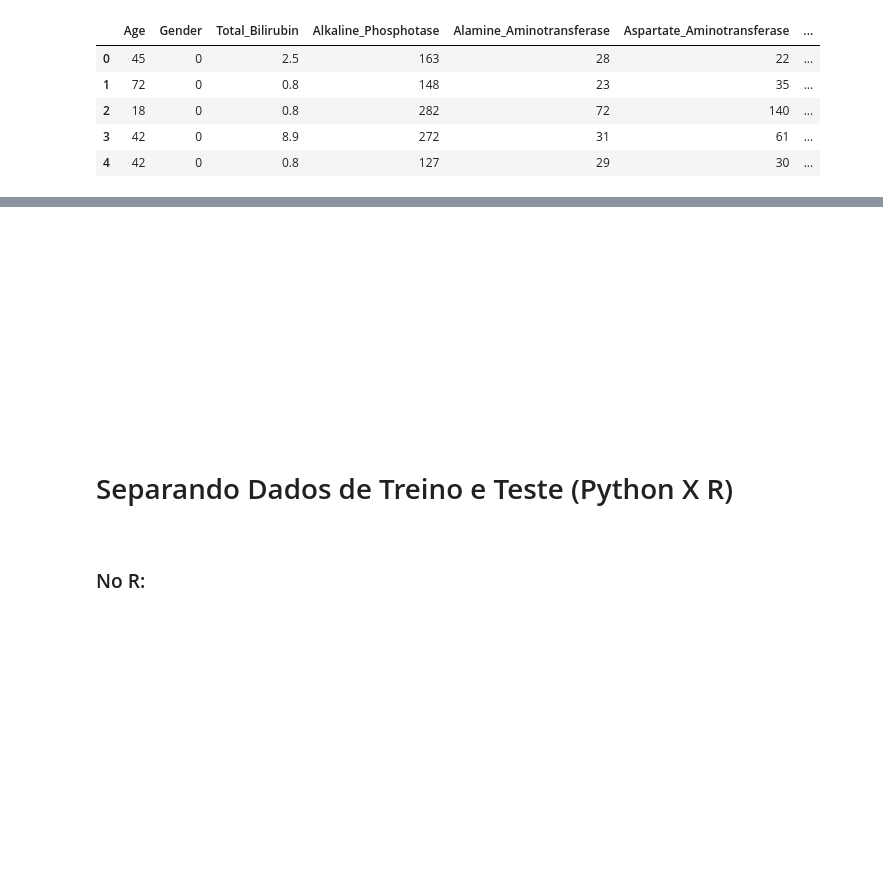
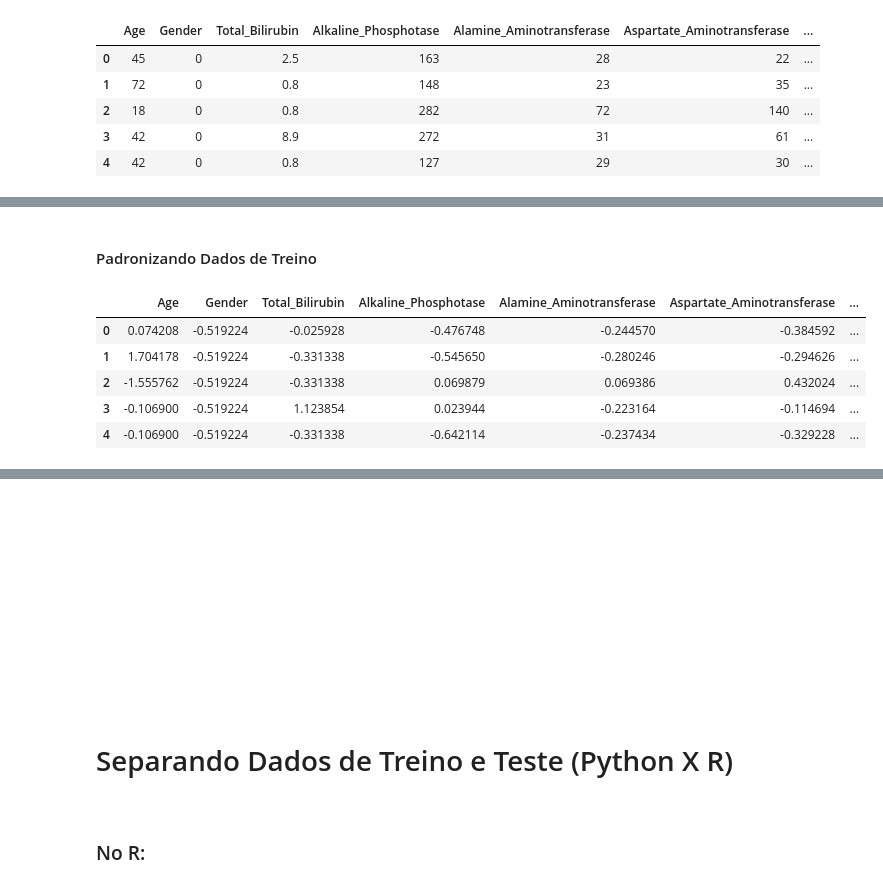
Before and after one commit to EduardoBran/Python_-_Machine_Learning, a Jupyter notebook: 01-Mini-Projeto_-_Construcao_Treinamento_Avaliacao_e_Selecao_de_Modelos_Para_Classificacao.ipynb, the cells around one changed output, grey strips where cells are left out. Drawn from its saved outputs; the diff is of its cells as text; code cells hidden in the pictures; blank space fills up the shorter version.

```diff
--- a/01-Mini-Projeto_-_Construcao_Treinamento_Avaliacao_e_Selecao_de_Modelos_Para_Classificacao.ipynb
+++ b/01-Mini-Projeto_-_Construcao_Treinamento_Avaliacao_e_Selecao_de_Modelos_Para_Classificacao.ipynb
@@ -1071 +1064,3 @@ Albumin_and_Globulin_Ratio      0.302720
 dtype: float64
+# %% [markdown]
+#### Padronizando Dados de Treino
@@ -1071,0 +1070,10 @@ dtype: float64
+# %%
+# Visulizando os Dados
+X_treino.head()
+# %% [output]
+|  | Age | Gender | Total_Bilirubin | Alkaline_Phosphotase | Alamine_Aminotransferase | Aspartate_Aminotransferase | ... |
+| 0 | 0.074208 | -0.519224 | -0.025928 | -0.476748 | -0.244570 | -0.384592 | ... |
+| 1 | 1.704178 | -0.519224 | -0.331338 | -0.545650 | -0.280246 | -0.294626 | ... |
+| 2 | -1.555762 | -0.519224 | -0.331338 | 0.069879 | 0.069386 | 0.432024 | ... |
+| 3 | -0.106900 | -0.519224 | 1.123854 | 0.023944 | -0.223164 | -0.114694 | ... |
+| 4 | -0.106900 | -0.519224 | -0.331338 | -0.642114 | -0.237434 | -0.329228 | ... |
```
Also changed, not shown: parts of 25 cells of this notebook, 1 other file.
